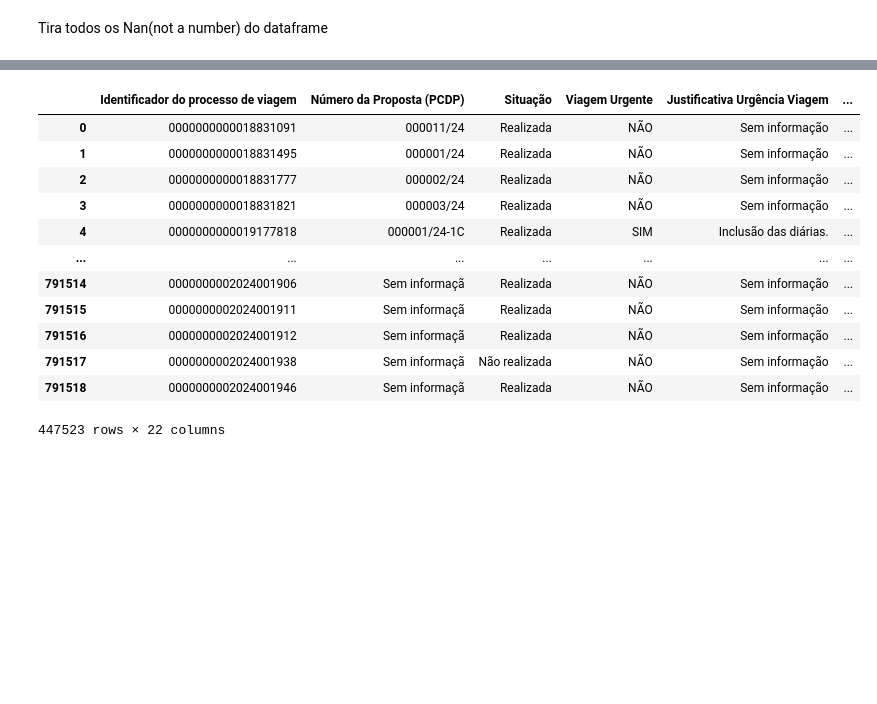
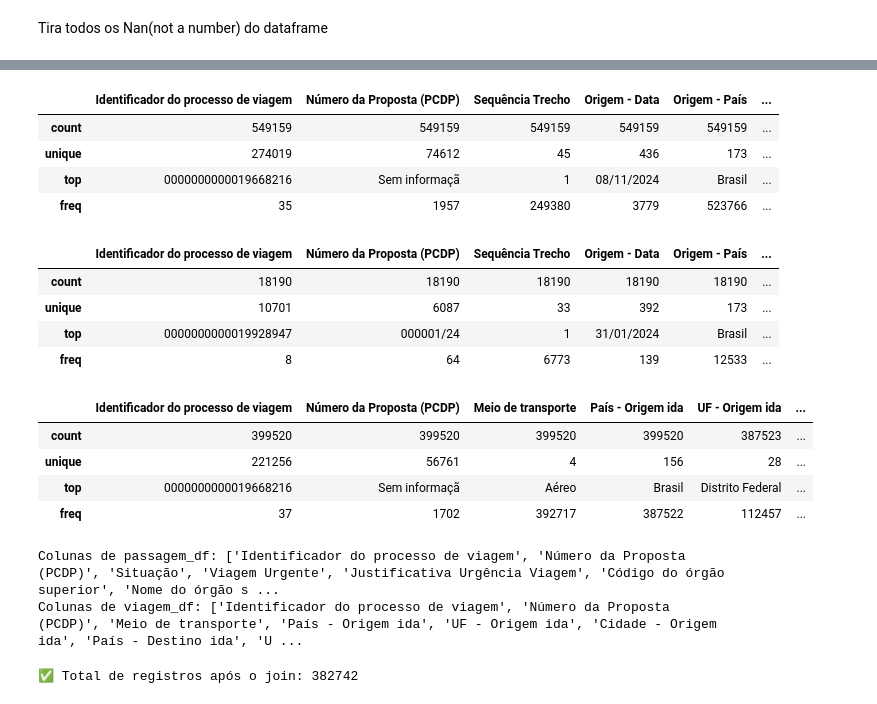
Before and after one commit to augustomiguel/analise-de-sustentabilidade-de-viagens-aereas, a Jupyter notebook: viagens_a_Servico.ipynb, the cells around one changed output, grey strips where cells are left out. Saved outputs shown, nothing was run; the diff lists cells and outputs as text; code cells hidden in the pictures; blank space fills up the shorter version.

```diff
--- a/viagens_a_Servico.ipynb
+++ b/viagens_a_Servico.ipynb
@@ -296,0 +1,5 @@ print(viagem_df)
+# %%
+from viagens_dowload import Viagens # Importa a classe Viagens do módulo viagens_dowload
+ano = 2024
+vi = Viagens(ano)
+viagem_df, trecho_df, passagem_df = vi.pegarViagens()
@@ -355,0 +76,8 @@ trecho_df.dropna()
+# %%
+aereas.describe()
+# %% [output]
+|  | Identificador do processo de viagem | Número da Proposta (PCDP) | Sequência Trecho | Origem - Data | Origem - País | ... |
+| count | 549159 | 549159 | 549159 | 549159 | 549159 | ... |
+| unique | 274019 | 74612 | 45 | 436 | 173 | ... |
+| top | 0000000000019668216 | Sem informaçã | 1 | 08/11/2024 | Brasil | ... |
+| freq | 35 | 1957 | 249380 | 3779 | 523766 | ... |
@@ -356,16 +87,35 @@ trecho_df.dropna()
+# %%
+aereas.describe()
+# %% [output]
+|  | Identificador do processo de viagem | Número da Proposta (PCDP) | Sequência Trecho | Origem - Data | Origem - País | ... |
+| count | 18190 | 18190 | 18190 | 18190 | 18190 | ... |
+| unique | 10701 | 6087 | 33 | 392 | 173 | ... |
+| top | 0000000000019928947 | 000001/24 | 1 | 31/01/2024 | Brasil | ... |
+| freq | 8 | 64 | 6773 | 139 | 12533 | ... |
 # %%
-viagem_df.dropna()
+viagem_df.describe()
 # %% [output]
-|  | Identificador do processo de viagem | Número da Proposta (PCDP) | Situação | Viagem Urgente | Justificativa Urgência Viagem | ... |
-| 0 | 0000000000018831091 | 000011/24 | Realizada | NÃO | Sem informação | ... |
-| 1 | 0000000000018831495 | 000001/24 | Realizada | NÃO | Sem informação | ... |
-| 2 | 0000000000018831777 | 000002/24 | Realizada | NÃO | Sem informação | ... |
-| 3 | 0000000000018831821 | 000003/24 | Realizada | NÃO | Sem informação | ... |
-| 4 | 0000000000019177818 | 000001/24-1C | Realizada | SIM | Inclusão das diárias. | ... |
-| ... | ... | ... | ... | ... | ... | ... |
-| 791514 | 0000000002024001906 | Sem informaçã | Realizada | NÃO | Sem informação | ... |
-| 791515 | 0000000002024001911 | Sem informaçã | Realizada | NÃO | Sem informação | ... |
-| 791516 | 0000000002024001912 | Sem informaçã | Realizada | NÃO | Sem informação | ... |
-| 791517 | 0000000002024001938 | Sem informaçã | Não realizada | NÃO | Sem informação | ... |
-| 791518 | 0000000002024001946 | Sem informaçã | Realizada | NÃO | Sem informação | ... |
+|  | Identificador do processo de viagem | Número da Proposta (PCDP) | Meio de transporte | País - Origem ida | UF - Origem ida | ... |
+| count | 399520 | 399520 | 399520 | 399520 | 387523 | ... |
+| unique | 221256 | 56761 | 4 | 156 | 28 | ... |
+| top | 0000000000019668216 | Sem informaçã | Aéreo | Brasil | Distrito Federal | ... |
+| freq | 37 | 1702 | 392717 | 387522 | 112457 | ... |
-447523 rows × 22 columns
+# %%
+# 1. Primeiro, verificar os nomes reais das colunas:
+print("Colunas de passagem_df:", passagem_df.columns.tolist())
+print("Colunas de viagem_df:", viagem_df.columns.tolist())
+# %% [output]
+Colunas de passagem_df: ['Identificador do processo de viagem', 'Número da Proposta (PCDP)', 'Situação', 'Viagem Urgente', 'Justificativa Urgência Viagem', 'Código do órgão superior', 'Nome do órgão s ...
+Colunas de viagem_df: ['Identificador do processo de viagem', 'Número da Proposta (PCDP)', 'Meio de transporte', 'País - Origem ida', 'UF - Origem ida', 'Cidade - Origem ida', 'País - Destino ida', 'U ...
+# %%
+# 2. Filtrar apenas as passagens com situação "Realizada"
+passagens_realizadas = passagem_df[passagem_df['Situação'] == 'Realizada']
+
+# 3. Realizar o join com viagem_df com base no 'Identificador do processo de viagem'
+# Utilizando inner join para pegar apenas os IDs em comum
+aereas_realizadas = pd.merge(passagens_realizadas, viagem_df, on='Identificador do processo de viagem', how='inner')
+
+# 4. Resultado
+print(f"✅ Total de registros após o join: {len(aereas_realizadas)}")
+# %% [output]
+✅ Total de registros após o join: 382742
```
Also changed, not shown: parts of 31 cells of this notebook, 3 other files.
